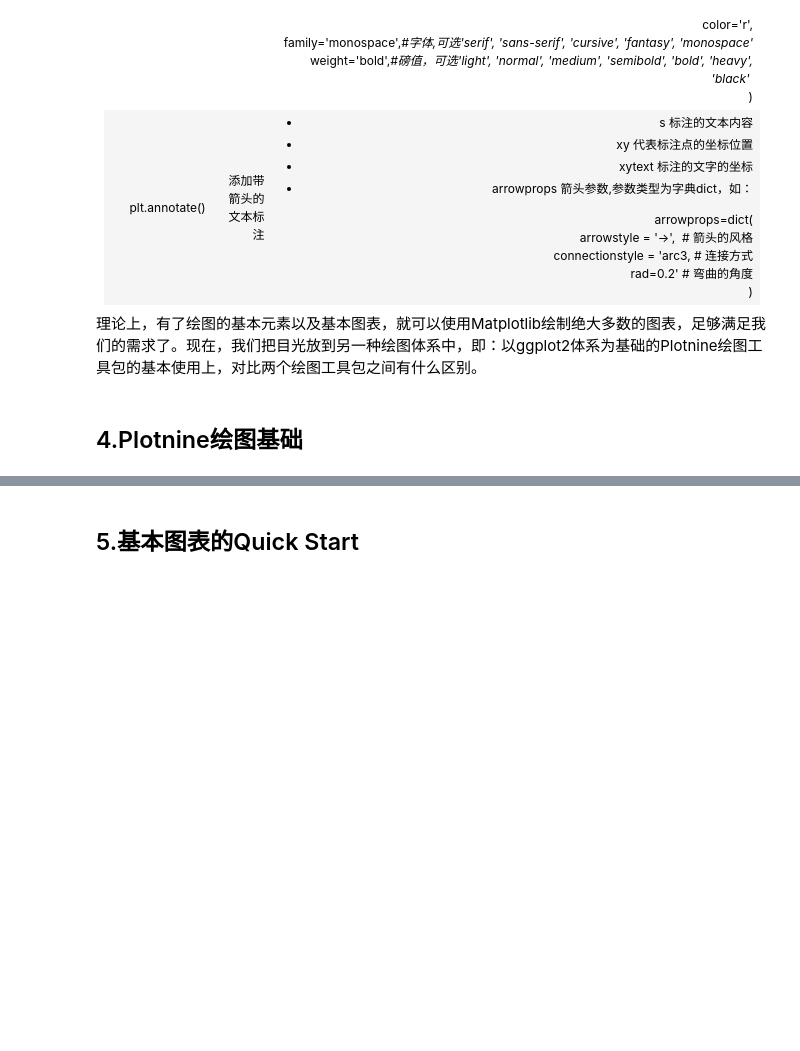
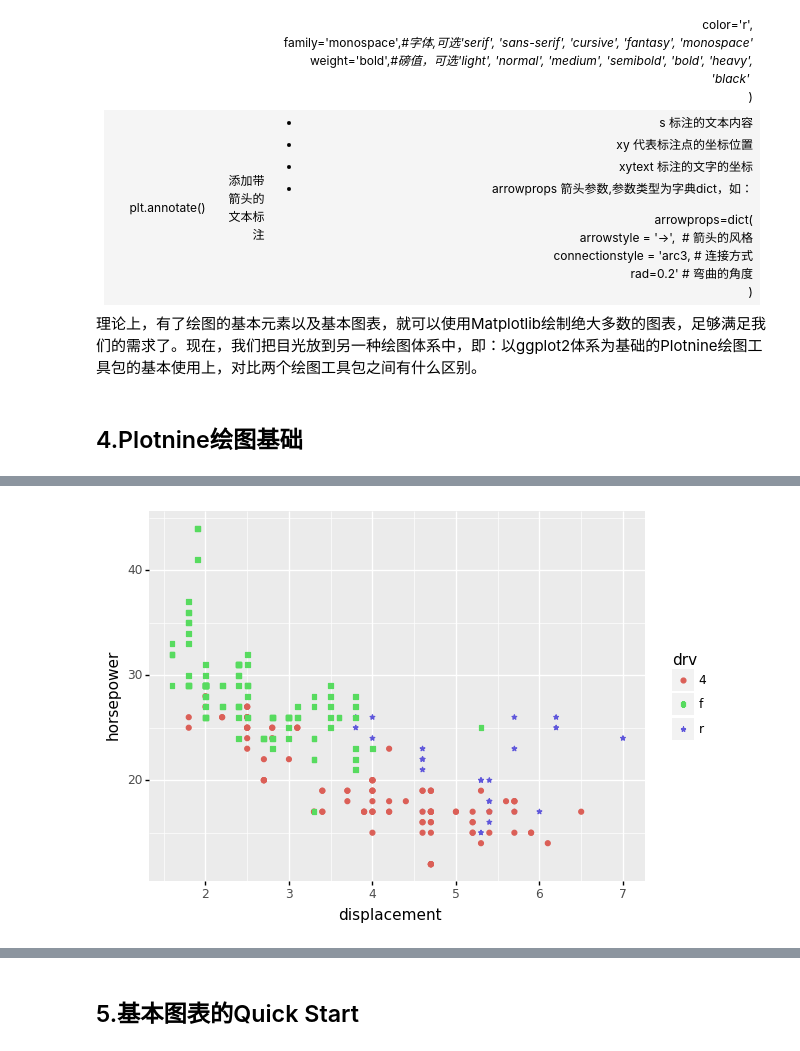
Before and after one commit to Git-Model/Modeling-Universe, a Jupyter notebook: Data-Story/统计分析之数据可视化/数据可视化之plotnine.ipynb, the cells around one changed output, grey strips where cells are left out. Cells and saved outputs as stored; diff of their text form; code cells hidden in the pictures; blank space fills up the shorter version.

```diff
--- a/Data-Story/统计分析之数据可视化/数据可视化之plotnine.ipynb
+++ b/Data-Story/统计分析之数据可视化/数据可视化之plotnine.ipynb
@@ -926,0 +1303,10 @@ print(p1)
+# %%
+p1 = (
+    ggplot(mpg, aes(x='displ', y='hwy', color='drv', shape='drv'))     # 设置数据映射图层，数据集使用mpg，x数据使用mpg['displ']，y数据使用mpg['hwy']，颜色映射使用mog['drv']
+    + geom_point()       # 绘制散点图图层
+    + labs(x='displacement', y='horsepower')     # 绘制x、y标签图层
+    + scale_shape_manual(values=('o', 's', '*'))  # 添加shape映射美化
+)
+print(p1)   # 展示p1图像
+# %% [output]
+[figure, added]
```
Also changed, not shown: parts of 15 cells of this notebook, 2 other files.
